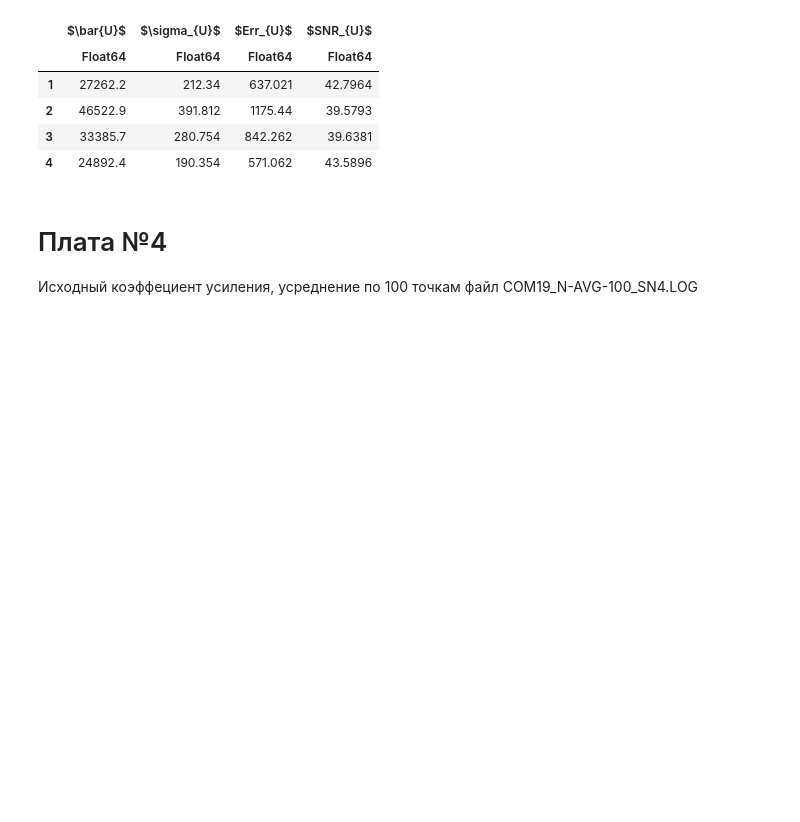
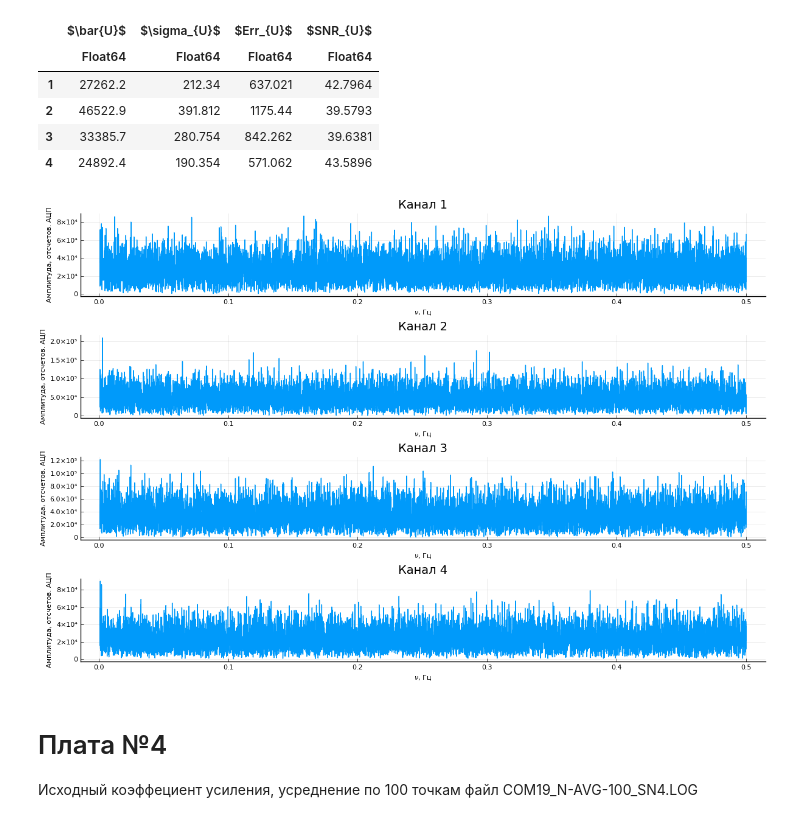
Before and after one commit to iodima/data, a Jupyter notebook: TestNoise.ipynb, the cells around one changed output. Cells and saved outputs as stored; diff of their text form; code cells hidden in the pictures; blank space fills up the shorter version.

```diff
--- a/TestNoise.ipynb
+++ b/TestNoise.ipynb
@@ -89,6 +141,10 @@ S4_1_10 = getStatData("Exp01/COM19_N-AVG-1_SN4.LOG",workChanInd,20000:40000)
 | 2 | 46522.9 | 391.812 | 1175.44 | 39.5793 |
 | 3 | 33385.7 | 280.754 | 842.262 | 39.6381 |
 | 4 | 24892.4 | 190.354 | 571.062 | 43.5896 |
+# %%
+plt
+# %% [output]
+[figure, added]
 # %% [markdown]
 # Плата №4
 Исходный коэффециент усиления, усреднение по 100 точкам
```
Also changed, not shown: parts of 28 cells of this notebook.
